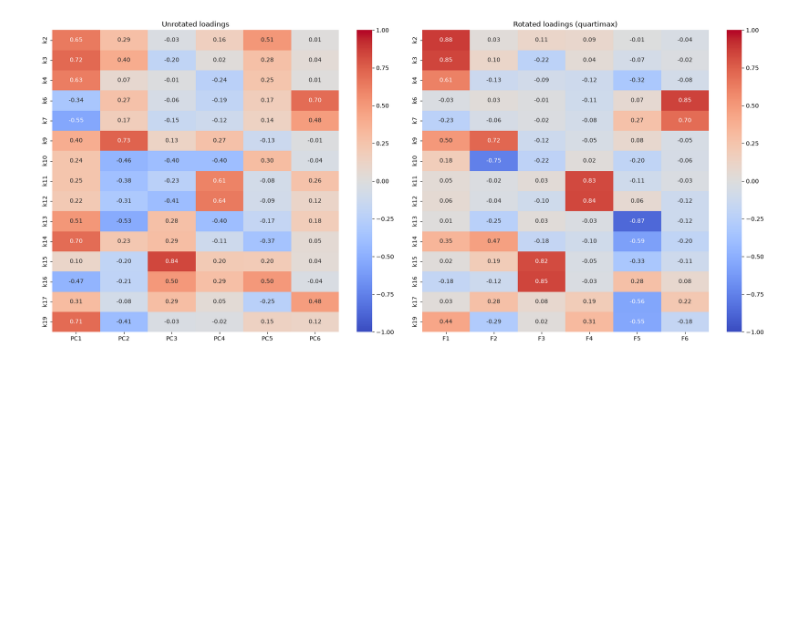
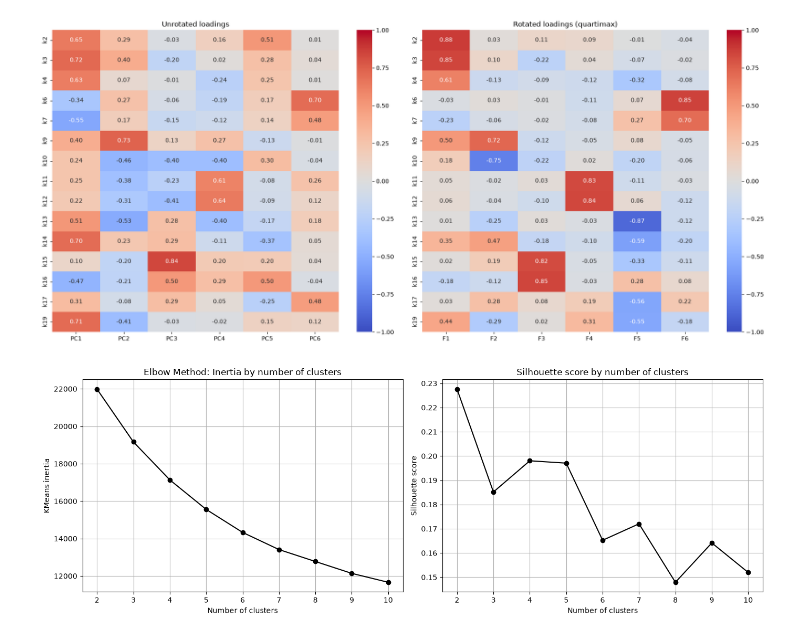
Before and after one commit to quanted129/data-science-projects, a Jupyter notebook: cluster_analysis/cluster_analysis.ipynb, the cells around one changed output. Cells and saved outputs as stored; diff of their text form; code cells hidden in the pictures; blank space fills up the shorter version.

Commit message:
feat: evaluate optimal number of clusters
Evaluate candidate cluster numbers using the elbow method, mean silhouette scores, and silhouette knife plots.

```diff
--- a/cluster_analysis/cluster_analysis.ipynb
+++ b/cluster_analysis/cluster_analysis.ipynb
@@ -182,3 +184,36 @@ plt.show()
 | k17 | 0.479968 | 0.938049 |
 | k19 | 0.706991 | 0.716959 |
 [figure]
+# %%
+data_rotated = data_pca[:, :6] @ rotator_quartimax.rotation_
+
+x = range(2, 11)
+inertia = []
+score = []
+for n_clusters in x:
+    kmeans = KMeans(n_clusters=n_clusters, random_state=42, n_init=10).fit(data_rotated)
+    inertia.append(kmeans.inertia_)
+    score.append(silhouette_score(data_rotated, kmeans.labels_))
+
+plt.figure(figsize=(14, 5))
+
+plt.subplot(1, 2, 1)
+plt.plot(x, inertia, color='black', marker='o')
+plt.grid(True)
+plt.xticks(x)
+plt.xlabel("Number of clusters")
+plt.ylabel("KMeans inertia")
+plt.title("Elbow Method: Inertia by number of clusters")
+
+plt.subplot(1, 2, 2)
+plt.plot(x, score, color='black', marker='o')
+plt.grid(True)
+plt.xticks(x)
+plt.xlabel("Number of clusters")
+plt.ylabel("Silhouette score")
+plt.title("Silhouette score by number of clusters")
+
+plt.tight_layout()
+plt.show()
+# %% [output]
+[figure, added]
```
Also changed, not shown: parts of 2 cells of this notebook.
